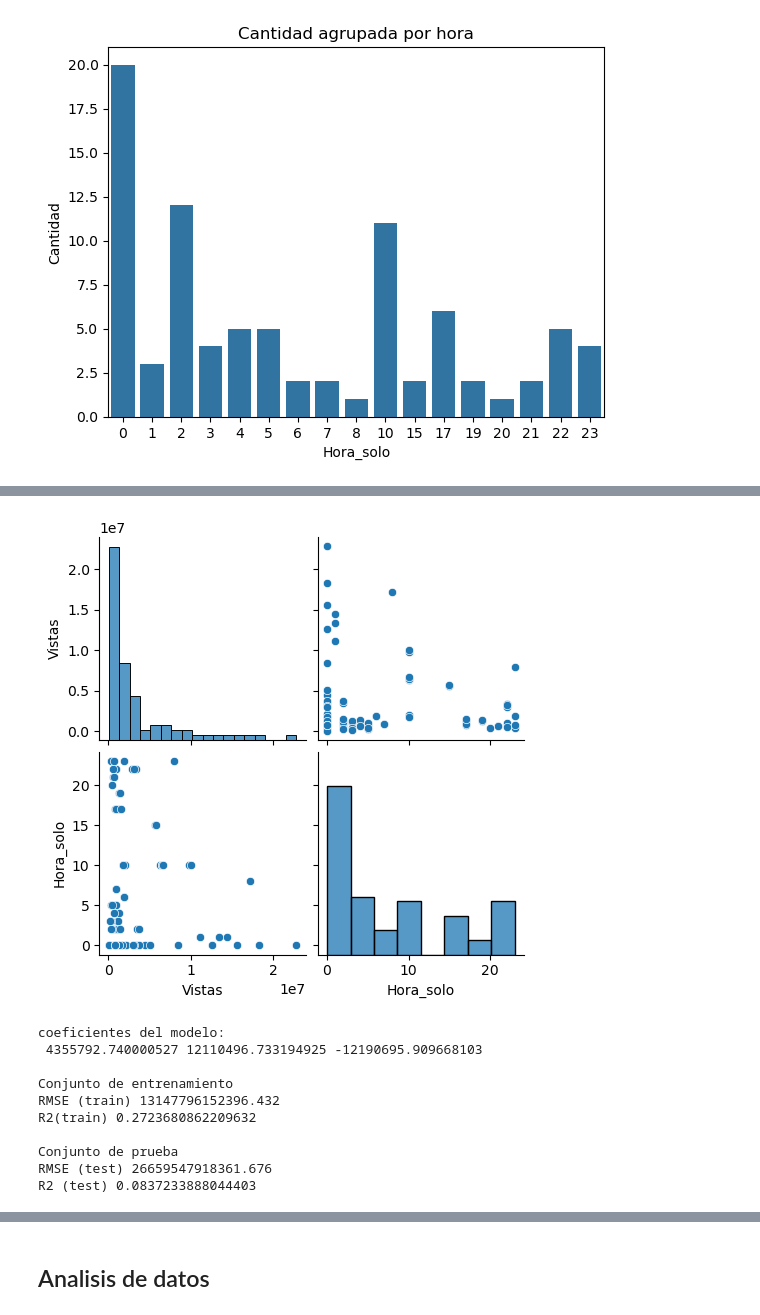
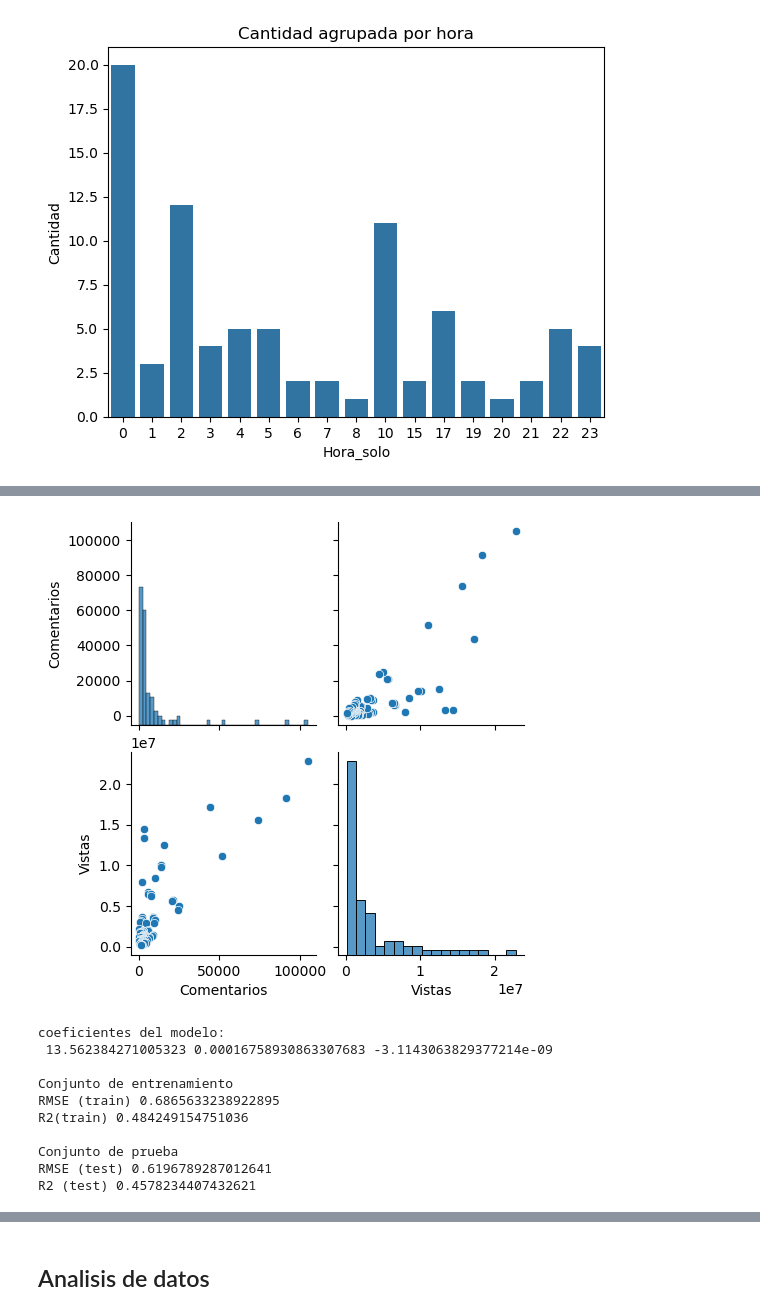
Before and after one commit to wattmoox/Proyecto_Data_Sience, a Jupyter notebook: main.ipynb, the cells around one changed output, grey strips where cells are left out. Saved outputs shown, nothing was run; the diff lists cells and outputs as text; code cells hidden in the pictures.

```diff
--- a/main.ipynb
+++ b/main.ipynb
@@ -421,12 +374,12 @@ plt.show()
 [figure]
 # %%
 #hacemos un nuevo dataframes para realizar una_regresiondf_regresion lineal
-df_regresion = yt_copia[['Hora', 'Vistas']].copy()
-# para generalizar más solo nos centraremos en la hora
-df_regresion['Hora'] = pd.to_datetime(df_regresion['Hora'], format='%H:%M:%S')
-df_regresion['Hora_solo'] = df_regresion['Hora'].dt.hour
-# agrupamos segun hora
-maximo = df_regresion["Vistas"].max()
-df_regresion = df_regresion[df_regresion['Vistas'] < maximo]
-maximo = df_regresion["Vistas"].max()
-df_regresion = df_regresion[df_regresion['Vistas'] < maximo]
+df_regresion = yt_merged[['Comentarios', 'Vistas']].copy()
+# ordenamos de mayor a menor para evitar problemas con los outliers
+df = df_regresion.sort_values(by='Vistas', ascending=False)
+#maximo = df_regresion["Vistas"].max()
+#df_regresion = df_regresion[df_regresion['Vistas'] < maximo]
+#maximo = df_regresion["Vistas"].max()
+#df_regresion = df_regresion[df_regresion['Vistas'] < maximo]
+df_sin_outliers = df.iloc[2:85]
+df_sin_outliers
@@ -433,7 +400,7 @@ df_regresion = df_regresion[df_regresion['Vistas'] < maximo]
 # %%
-graficos = sns.pairplot(df_regresion)
+graficos = sns.pairplot(df_sin_outliers)
 # %% [output]
-[figure, old version]
+[figure, new version]
 # %%
 #crearemos una regresion lineal para poder ver como se comporta la relacion entre las dos variables
 #importar y crear nuestro transformador de valores X que depndera del gradp que queremos ocupar
@@ -442,19 +409,19 @@ from sklearn.model_selection import train_test_split
 from sklearn.linear_model import LinearRegression
 from sklearn.metrics import mean_squared_error, r2_score
 
-train, test = train_test_split(df_regresion, test_size=0.25, random_state=42)
-y_train = np.array(train.Vistas)
-y_test = np.array(test.Vistas)
+train, test = train_test_split(df_sin_outliers, test_size=0.25, random_state=42)
+y_train = np.array(train.Log_Vistas)
+y_test = np.array(test.Log_Vistas)
 
 
-X_train = np.array(train.Hora_solo)
+X_train = np.array(train.Comentarios)
 
 X_train = X_train.reshape(X_train.shape[0], 1)
 
 
-X_test = np.array(test.Hora_solo)
+X_test = np.array(test.Comentarios)
 X_test = X_test.reshape(X_test.shape[0], 1)
-transformer = PolynomialFeatures(8, include_bias=False)
+transformer = PolynomialFeatures(3, include_bias=False)
 expanded_test = transformer.fit_transform(X_test)
 expanded_train = transformer.fit_transform(X_train)
 
@@ -481,12 +448,12 @@ print('RMSE (test)', rmse_test)
 print('R2 (test)', r2_test)
 # %% [output]
 coeficientes del modelo:
- 4355792.740000527 12110496.733194925 -12190695.909668103
+ 13.562384271005323 0.00016758930863307683 -3.1143063829377214e-09
 
 Conjunto de entrenamiento
-RMSE (train) 13147796152396.432
-R2(train) 0.2723680862209632
+RMSE (train) 0.6865633238922895
+R2(train) 0.484249154751036
 
 Conjunto de prueba
-RMSE (test) 26659547918361.676
-R2 (test) 0.0837233888044403
+RMSE (test) 0.6196789287012641
+R2 (test) 0.4578234407432621
```
Also changed, not shown: parts of 9 cells of this notebook.
